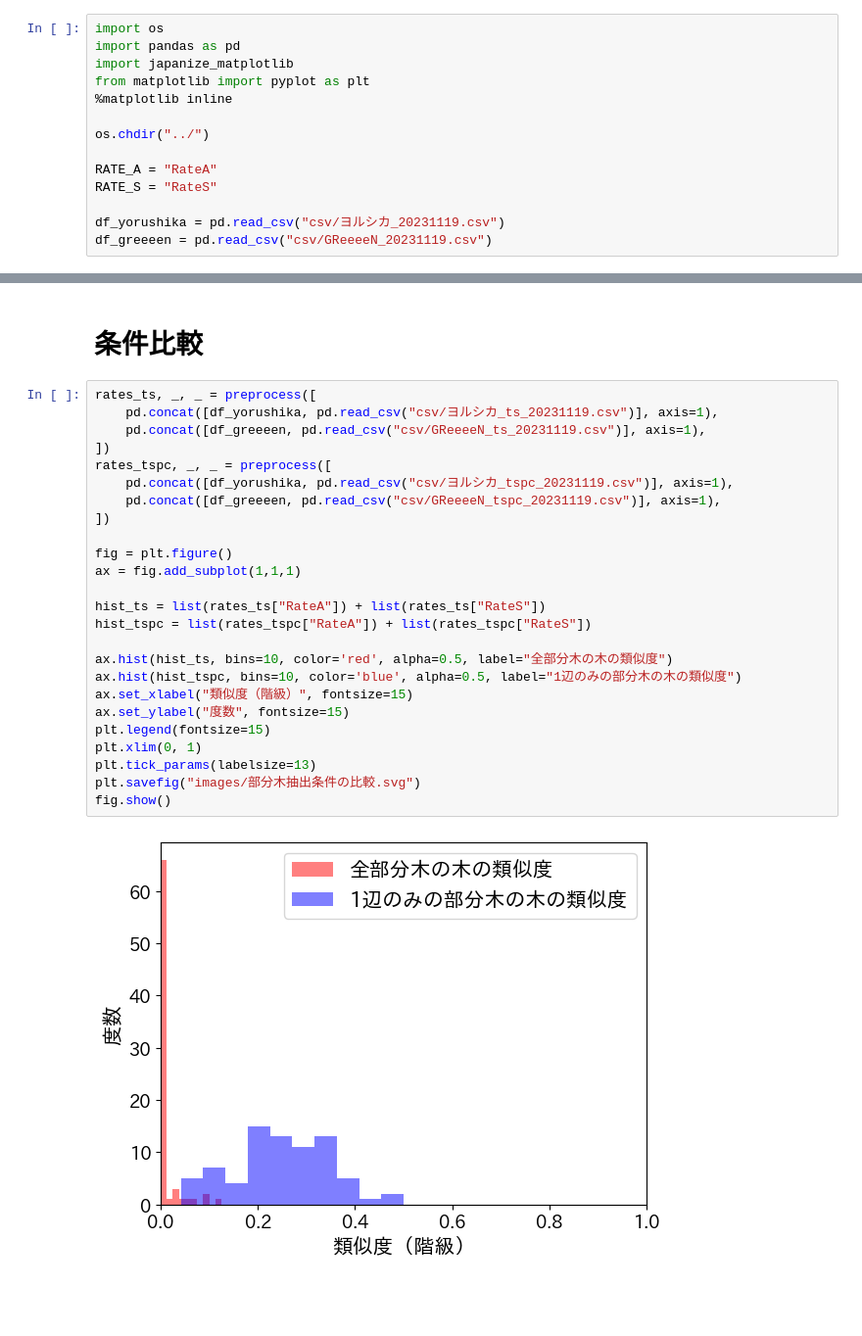
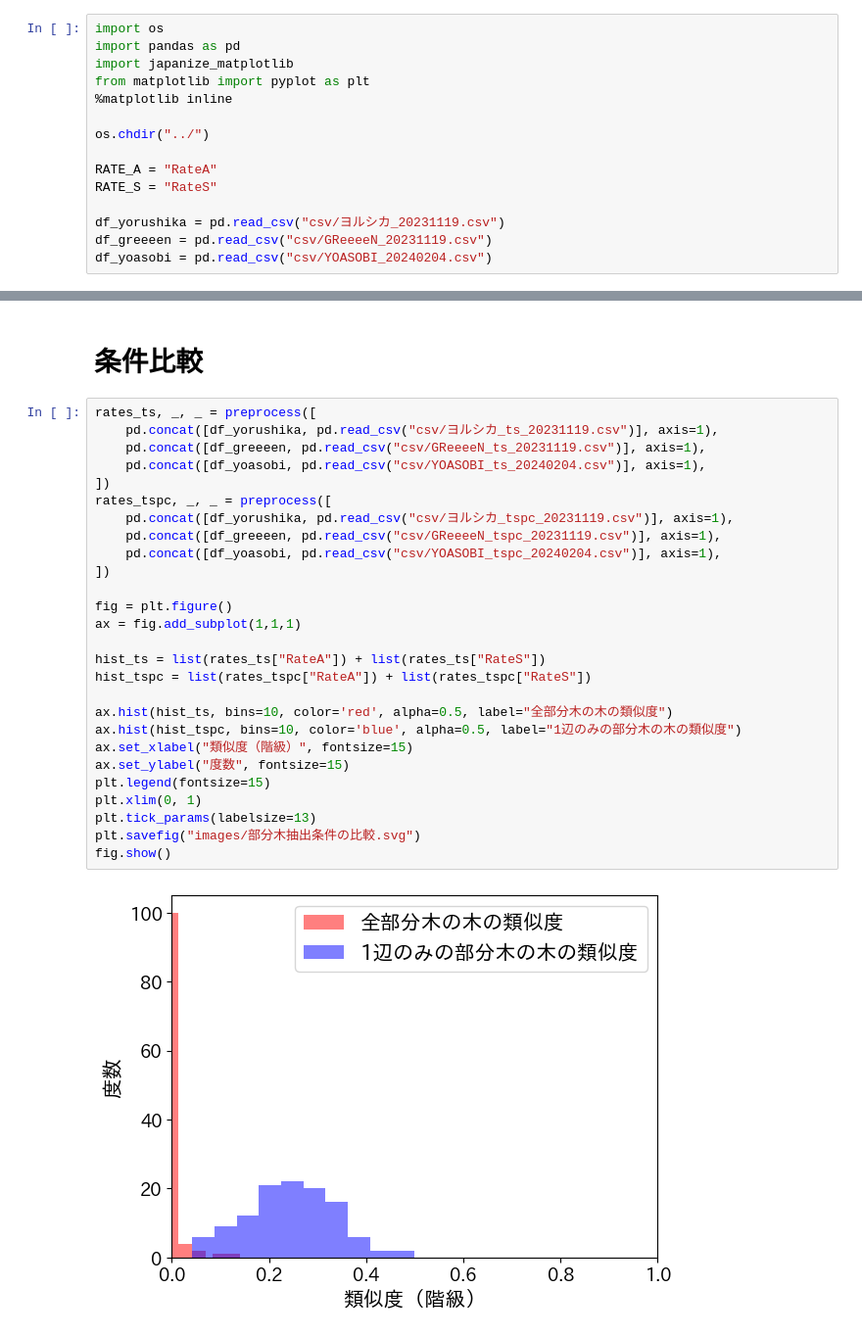
Before and after one commit to tsubasasugawara/lyrics_melody_analyzer, a Jupyter notebook: notebooks/ALL.ipynb, the cells around one changed output, grey strips where cells are left out. Shown at 98% size. Saved outputs shown, nothing was run; the diff lists cells and outputs as text; blank space fills up the shorter version.

Commit message:
YOASOBIも加えた人気度との関係

```diff
--- a/notebooks/ALL.ipynb
+++ b/notebooks/ALL.ipynb
@@ -12,6 +12,7 @@ RATE_S = "RateS"
 
 df_yorushika = pd.read_csv("csv/ヨルシカ_20231119.csv")
 df_greeeen = pd.read_csv("csv/GReeeeN_20231119.csv")
+df_yoasobi = pd.read_csv("csv/YOASOBI_20240204.csv")
 # %%
 def preprocess(df_list):
     rates = pd.concat(df_list, axis=0)
@@ -99,27 +91,29 @@ scatter(rates, xy_min_tspc, xy_max_tspc, ["spotify_id"], "spotify_popularity", "
 # %%
 rates_ts, _, _ = preprocess([
     pd.concat([df_yorushika, pd.read_csv("csv/ヨルシカ_ts_20231119.csv")], axis=1),
     pd.concat([df_greeeen, pd.read_csv("csv/GReeeeN_ts_20231119.csv")], axis=1),
+    pd.concat([df_yoasobi, pd.read_csv("csv/YOASOBI_ts_20240204.csv")], axis=1),
 ])
 rates_tspc, _, _ = preprocess([
     pd.concat([df_yorushika, pd.read_csv("csv/ヨルシカ_tspc_20231119.csv")], axis=1),
     pd.concat([df_greeeen, pd.read_csv("csv/GReeeeN_tspc_20231119.csv")], axis=1),
+    pd.concat([df_yoasobi, pd.read_csv("csv/YOASOBI_tspc_20240204.csv")], axis=1),
 ])
 
 fig = plt.figure()
 ax = fig.add_subplot(1,1,1)
 
 hist_ts = list(rates_ts["RateA"]) + list(rates_ts["RateS"])
 hist_tspc = list(rates_tspc["RateA"]) + list(rates_tspc["RateS"])
 
 ax.hist(hist_ts, bins=10, color='red', alpha=0.5, label="全部分木の木の類似度")
 ax.hist(hist_tspc, bins=10, color='blue', alpha=0.5, label="1辺のみの部分木の木の類似度")
 ax.set_xlabel("類似度（階級）", fontsize=15)
 ax.set_ylabel("度数", fontsize=15)
 plt.legend(fontsize=15)
 plt.xlim(0, 1)
 plt.tick_params(labelsize=13)
 plt.savefig("images/部分木抽出条件の比較.svg")
 fig.show()
 # %% [output]
-[figure, old version]
+[figure, new version]
```
Also changed, not shown: parts of 9 cells of this notebook, 4 other files.
